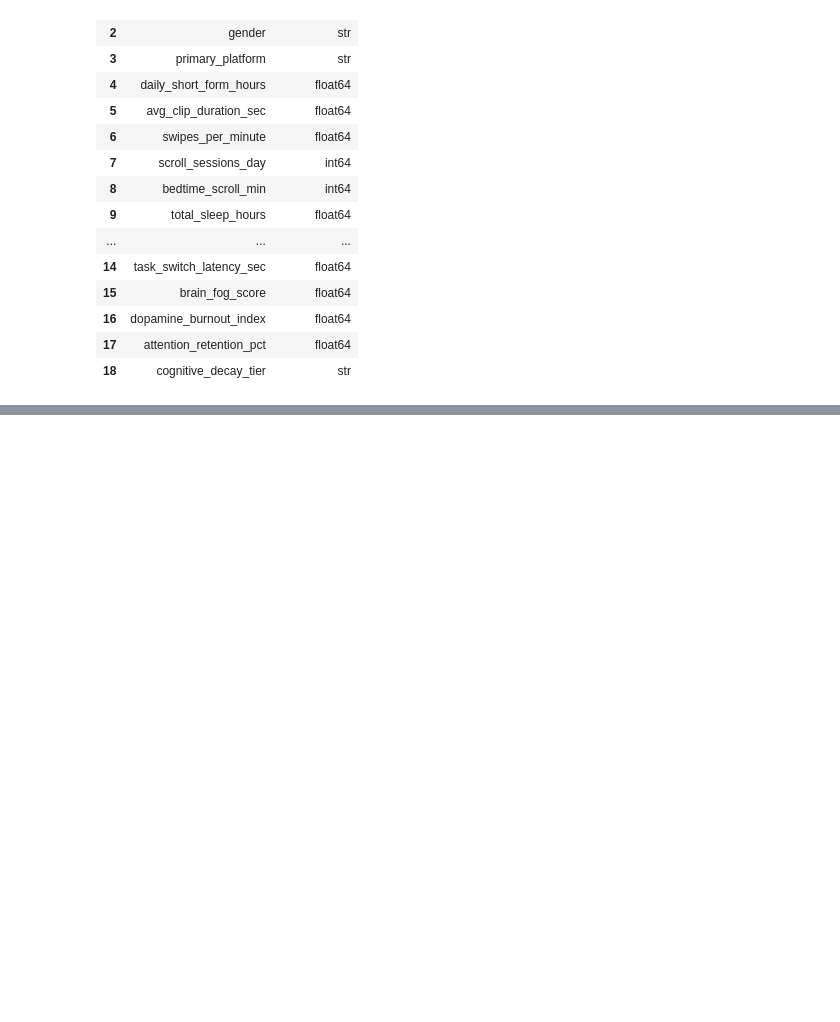
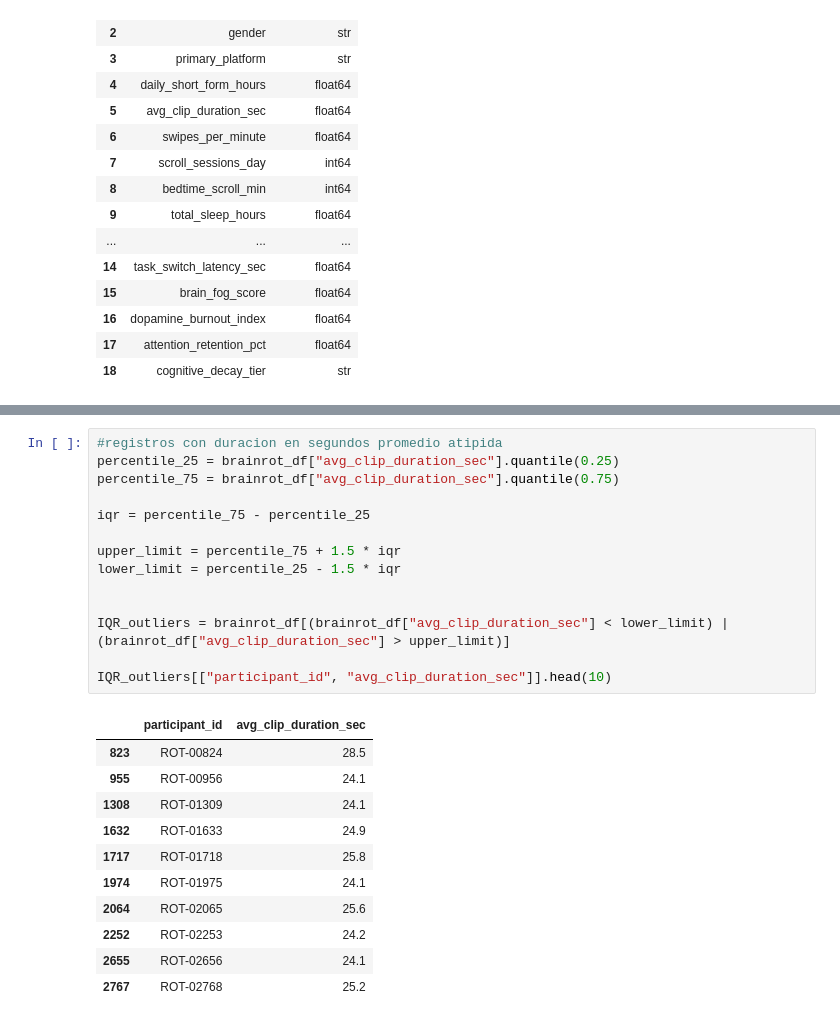
Before and after one commit to SRXKaiser/ADD_PROYECTO_FINAL, a Jupyter notebook: Final.ipynb, the cells around one changed output, grey strips where cells are left out. Saved outputs shown, nothing was run; the diff lists cells and outputs as text; blank space fills up the shorter version.

```diff
--- a/Final.ipynb
+++ b/Final.ipynb
@@ -53,0 +332,26 @@ brainrot_df.dtypes.reset_index().set_axis(
+# %%
+#registros con duracion en segundos promedio atipida
+percentile_25 = brainrot_df["avg_clip_duration_sec"].quantile(0.25)
+percentile_75 = brainrot_df["avg_clip_duration_sec"].quantile(0.75)
+
+iqr = percentile_75 - percentile_25
+
+upper_limit = percentile_75 + 1.5 * iqr
+lower_limit = percentile_25 - 1.5 * iqr
+
+
+IQR_outliers = brainrot_df[(brainrot_df["avg_clip_duration_sec"] < lower_limit) | (brainrot_df["avg_clip_duration_sec"] > upper_limit)]
+
+IQR_outliers[["participant_id", "avg_clip_duration_sec"]].head(10)
+# %% [output]
+|  | participant_id | avg_clip_duration_sec |
+| 823 | ROT-00824 | 28.5 |
+| 955 | ROT-00956 | 24.1 |
+| 1308 | ROT-01309 | 24.1 |
+| 1632 | ROT-01633 | 24.9 |
+| 1717 | ROT-01718 | 25.8 |
+| 1974 | ROT-01975 | 24.1 |
+| 2064 | ROT-02065 | 25.6 |
+| 2252 | ROT-02253 | 24.2 |
+| 2655 | ROT-02656 | 24.1 |
+| 2767 | ROT-02768 | 25.2 |
```
Also changed, not shown: parts of 25 cells of this notebook.
